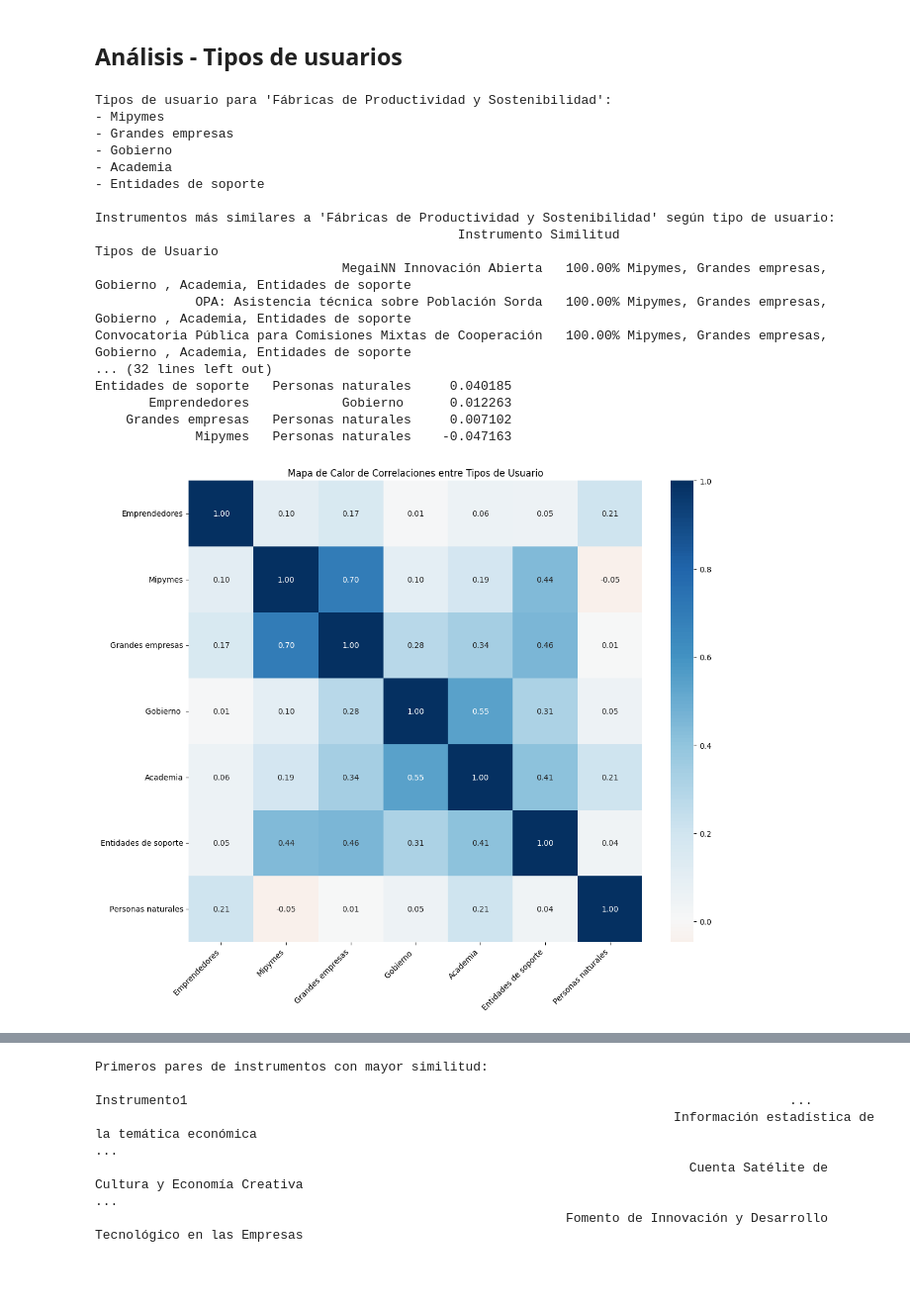
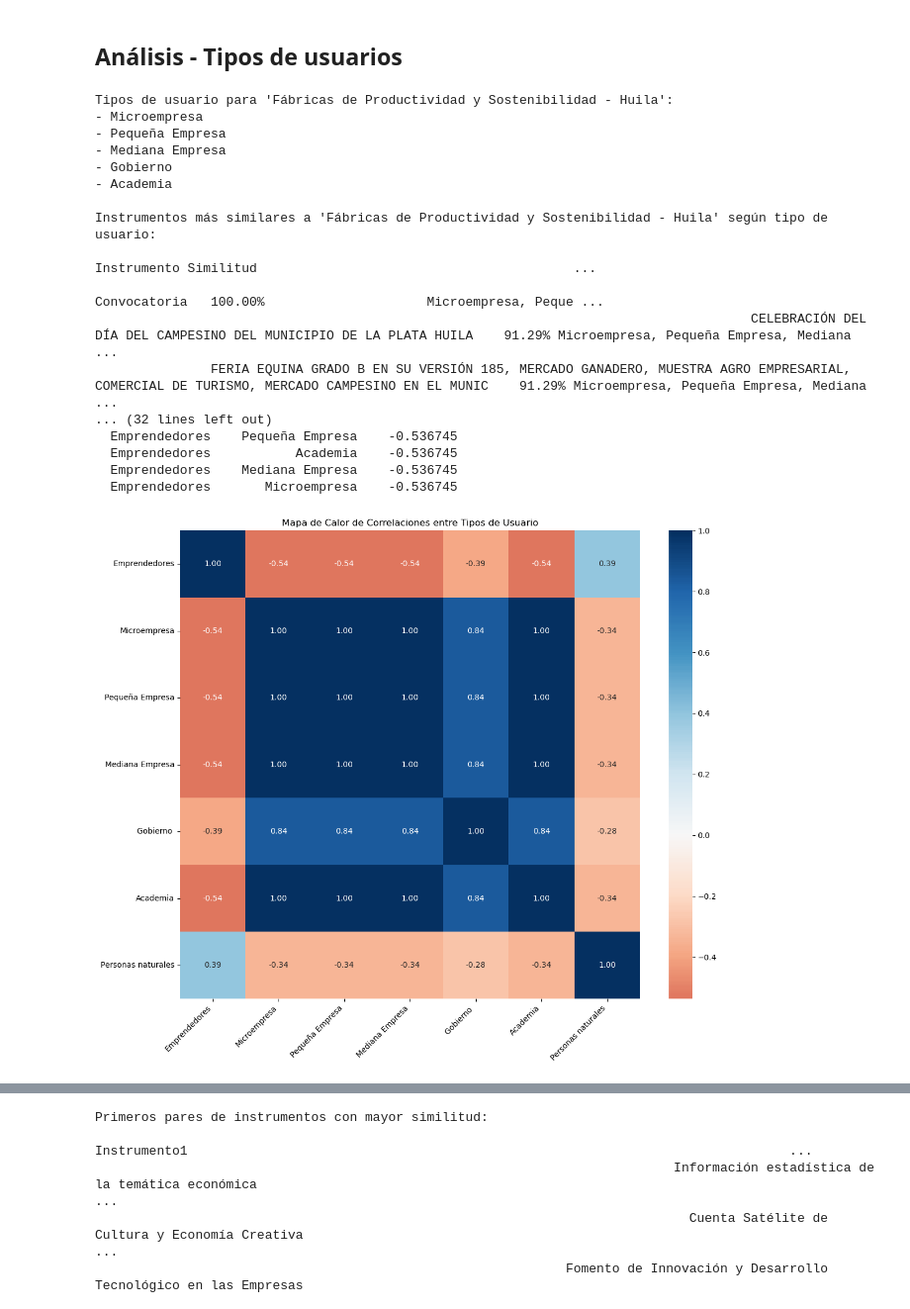
Before and after one commit to Orionshelo/ArCo, a Jupyter notebook: 2024 10 24 - Filtro colaborativo ArCo.ipynb, the cells around one changed output, grey strips where cells are left out. Shown: that part at 99% size. Saved outputs shown, nothing was run; the diff lists cells and outputs as text; code cells hidden in the pictures; blank space fills up the shorter version.

```diff
--- a/2024 10 24 - Filtro colaborativo ArCo.ipynb
+++ b/2024 10 24 - Filtro colaborativo ArCo.ipynb
@@ -9,8 +9,12 @@ import os
 from typing import List
 from datetime import datetime
 
-# Establecer el directorio de trabajo
-os.chdir("C:/Users/supegui/Documents/Metodología ArCo/Python/Excel")
+# Establecer el directorio de trabajo - DNP
+#os.chdir("C:/Users/supegui/Documents/Metodología ArCo/Python/Excel")
+
+# Establecer el directorio de trabajo - Remoto
+os.chdir("C:/Backup - Archivos de trabajo/DNP/Automatización ArCo/Excel")
+
 # Saca la lista de archivos del directorio de trabajo
 #os.listdir()
 # Obtener la fecha actual
@@ -21,9 +25,10 @@ fecha_actual = datetime.now().strftime("%Y %m %d")
 #nombre_archivo = f"{fecha_actual} Informe ArCo.xlsx"
 
 # Construir el nombre del archivo cuando la fecha no es la actual. Aquí solo se modifica la fecha.
-nombre_archivo = "2024 10 30 - Base Original.xlsx"
+#nombre_archivo = "2024 10 30 - Base Original.xlsx"
+nombre_archivo = "2024 11 07 - Base ArCo Regional Original.xlsx"
 # %%
-data_arco = pd.read_excel(nombre_archivo)
+data_arco = pd.read_excel(nombre_archivo, sheet_name="Sheet1")
 # %%
 data_arco.head()
 
@@ -509,11 +514,14 @@ user_type_columns = [
 # Prepare user type matrix - 2025
 user_type_columns = [
     "Emprendedores",
-    "Mipymes",
-    "Grandes empresas",
+    "Microempresa",
+    "Pequeña Empresa",
+    "Mediana Empresa",
+    #"Mipymes",
+    #"Grandes empresas",
     "Gobierno ",
     "Academia",
-    "Entidades de soporte",
+    #"Entidades de soporte",
     "Personas naturales"
 ]
 
@@ -579,7 +587,7 @@ def get_similar_by_user_type(instrument_name, top_n=5):
     return detailed_df
 
 # Ejemplo de uso
-instrumento = "Fábricas de Productividad y Sostenibilidad"
+instrumento = "Fábricas de Productividad y Sostenibilidad - Huila"
 resultados = get_similar_by_user_type(instrumento)
 print(f"\nInstrumentos más similares a '{instrumento}' según tipo de usuario:")
 print(resultados.to_string(index=False))
@@ -627,45 +635,45 @@ plt.figure(figsize=(12, 10))
 sns.heatmap(correlations,
             annot=True,
             cmap='RdBu',
             center=0,
             fmt='.2f',
             xticklabels=user_type_columns,
             yticklabels=user_type_columns)
 plt.title('Mapa de Calor de Correlaciones entre Tipos de Usuario')
 plt.xticks(rotation=45, ha='right')
 plt.tight_layout()
 plt.show()
 
 # Análisis estadístico adicional
 print("\nEstadísticas de correlaciones:")
 print(f"Correlación promedio: {corr_df['Correlación'].mean():.3f}")
 print(f"Correlación máxima: {corr_df['Correlación'].max():.3f}")
 print(f"Correlación mínima: {corr_df['Correlación'].min():.3f}")
 
 # Mostrar distribución de correlaciones por rangos
 print("\nDistribución de correlaciones:")
 ranges = [-1, -0.5, -0.3, -0.1, 0.1, 0.3, 0.5, 1]
 labels = ['Muy negativa', 'Negativa moderada', 'Negativa débil',
           'Sin correlación', 'Positiva débil', 'Positiva moderada', 'Positiva fuerte']
 corr_df['Rango'] = pd.cut(corr_df['Correlación'], bins=ranges, labels=labels)
 print(corr_df['Rango'].value_counts().sort_index())
 # %% [output]
-Tipos de usuario para 'Fábricas de Productividad y Sostenibilidad':
-- Mipymes
-- Grandes empresas
+Tipos de usuario para 'Fábricas de Productividad y Sostenibilidad - Huila':
+- Microempresa
+- Pequeña Empresa
+- Mediana Empresa
 - Gobierno
 - Academia
-- Entidades de soporte
 
-Instrumentos más similares a 'Fábricas de Productividad y Sostenibilidad' según tipo de usuario:
-                                               Instrumento Similitud                                                     Tipos de Usuario
-                                MegaiNN Innovación Abierta   100.00% Mipymes, Grandes empresas, Gobierno , Academia, Entidades de soporte
-             OPA: Asistencia técnica sobre Población Sorda   100.00% Mipymes, Grandes empresas, Gobierno , Academia, Entidades de soporte
-Convocatoria Pública para Comisiones Mixtas de Cooperación   100.00% Mipymes, Grandes empresas, Gobierno , Academia, Entidades de soporte
+Instrumentos más similares a 'Fábricas de Productividad y Sostenibilidad - Huila' según tipo de usuario:
+                                                                                                                                           Instrumento Similitud                                         ...
+                                                                                                                                          Convocatoria   100.00%                     Microempresa, Peque ...
+                                                                                     CELEBRACIÓN DEL DÍA DEL CAMPESINO DEL MUNICIPIO DE LA PLATA HUILA    91.29% Microempresa, Pequeña Empresa, Mediana  ...
+               FERIA EQUINA GRADO B EN SU VERSIÓN 185, MERCADO GANADERO, MUESTRA AGRO EMPRESARIAL, COMERCIAL DE TURISMO, MERCADO CAMPESINO EN EL MUNIC    91.29% Microempresa, Pequeña Empresa, Mediana  ...
 ... (32 lines left out)
-Entidades de soporte   Personas naturales     0.040185
-       Emprendedores            Gobierno      0.012263
-    Grandes empresas   Personas naturales     0.007102
-             Mipymes   Personas naturales    -0.047163
+  Emprendedores    Pequeña Empresa    -0.536745
+  Emprendedores           Academia    -0.536745
+  Emprendedores    Mediana Empresa    -0.536745
+  Emprendedores       Microempresa    -0.536745
-[figure, old version]
+[figure, new version]
 Estadísticas de correlaciones:
```
Also changed, not shown: parts of 4 cells of this notebook, 2 other files.
